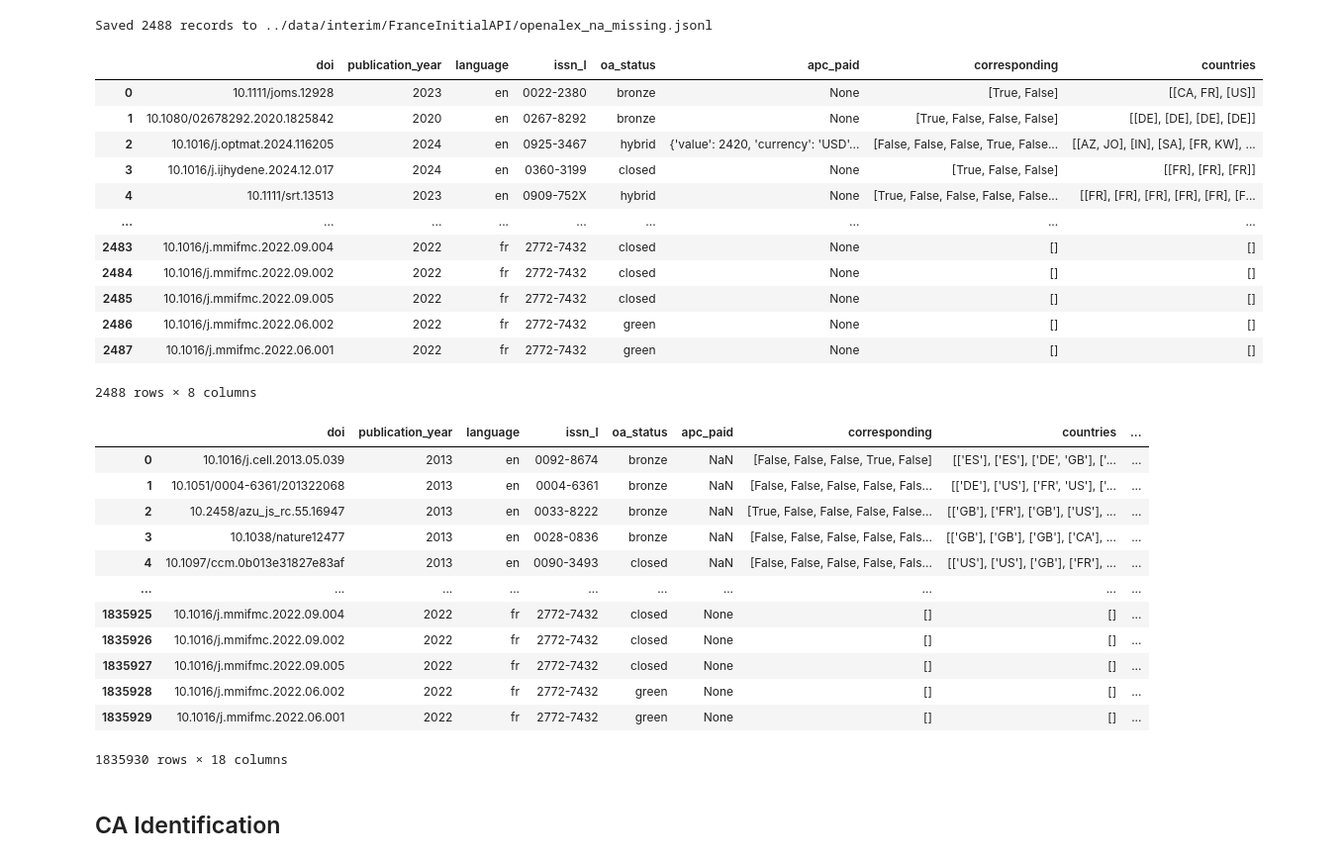
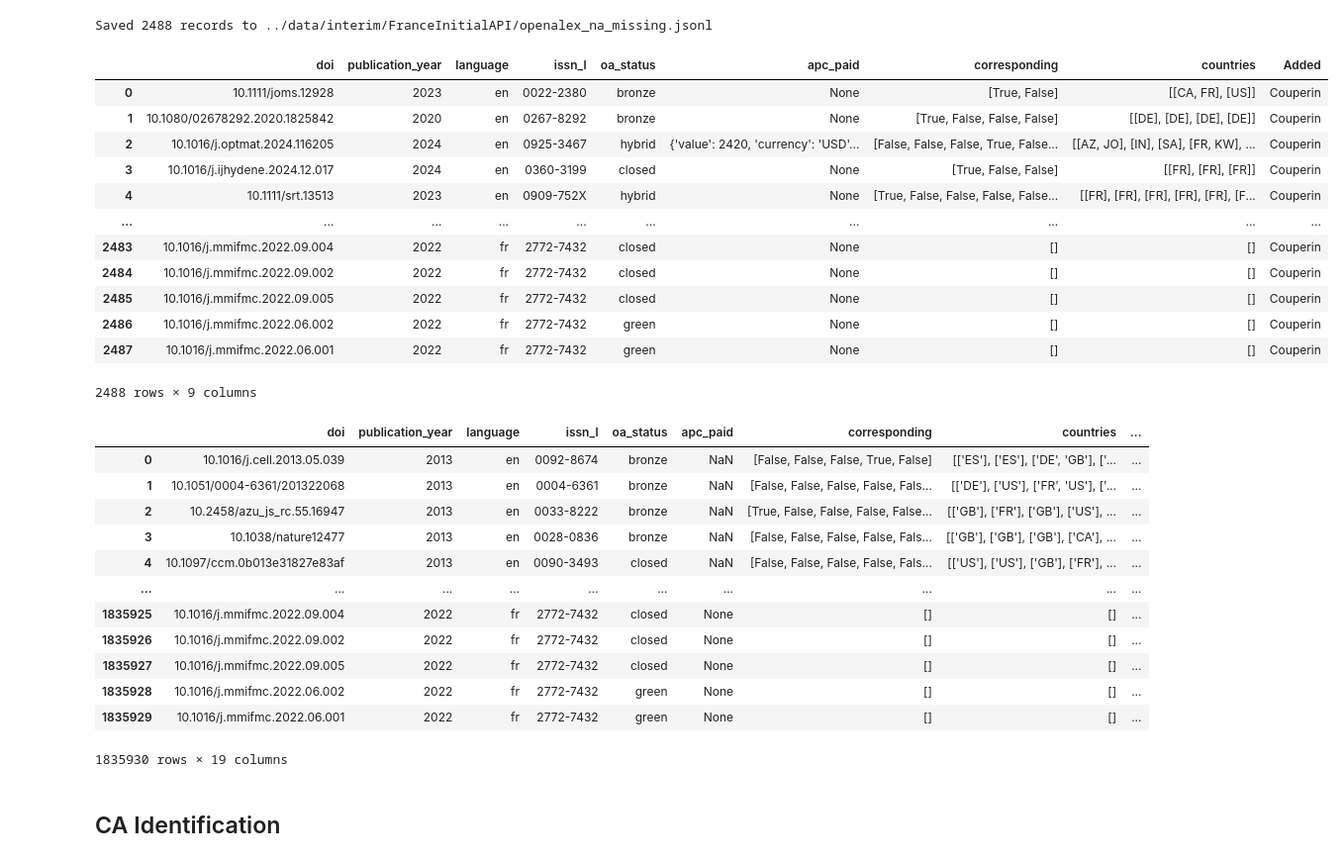
Before and after one commit to APVsiris/2025MESRE, a Jupyter notebook: notebooks/4.0-apv-final.ipynb, the cells around one changed output. Shown at 99% size. Drawn from its saved outputs; the diff is of its cells as text; code cells hidden in the pictures.

```diff
--- a/notebooks/4.0-apv-final.ipynb
+++ b/notebooks/4.0-apv-final.ipynb
@@ -154,21 +154,21 @@ df_oa
 
 To increment the perimeter
 # %%
-# interest = ['doi', 'bso_country_corrected', 'genre', 'openalex_id', 'has_fr_corresponding']
-# records = []
-# for year in tqdm(range(2013, 2025)):
-#     with open(f"../data/external/BSO/bso-publications-latest_split_{year}_enriched.jsonl", "rb") as f:
-#         for line in f:
-#             rec = orjson.loads(line)
-#             filtered = {k: rec.get(k) for k in interest} # Keep only the fields we care about
-#             if not filtered.get("doi"): # Skip records without DOI
-#                 continue
-#             if 'fr' not in (filtered.get('bso_country_corrected') if isinstance(filtered.get('bso_country_corrected'), list) else [filtered.get('bso_country_corrected')] if filtered.get('bso_country_corrected') else []):
-#                 continue
-#             if any(g in (filtered['genre'] if isinstance(filtered['genre'], list) else [filtered['genre']]) for g in ['journal-article', 'proceedings']):
-#                 records.append(filtered)
-#                 continue
+interest = ['doi', 'bso_country_corrected', 'genre', 'openalex_id', 'has_fr_corresponding']
+records = []
+for year in tqdm(range(2013, 2025)):
+    with open(f"../data/external/BSO/bso-publications-latest_split_{year}_enriched.jsonl", "rb") as f:
+        for line in f:
+            rec = orjson.loads(line)
+            filtered = {k: rec.get(k) for k in interest} # Keep only the fields we care about
+            if not filtered.get("doi"): # Skip records without DOI
+                continue
+            if 'fr' not in (filtered.get('bso_country_corrected') if isinstance(filtered.get('bso_country_corrected'), list) else [filtered.get('bso_country_corrected')] if filtered.get('bso_country_corrected') else []):
+                continue
+            if any(g in (filtered['genre'] if isinstance(filtered['genre'], list) else [filtered['genre']]) for g in ['journal-article', 'proceedings']):
+                records.append(filtered)
+                continue
 
-# df = pd.DataFrame(records)
-# df.to_csv('../data/interim/bso.csv', index = False)
-# df
+df = pd.DataFrame(records)
+df.to_csv('../data/interim/bso.csv', index = False)
+df
@@ -239,8 +241,9 @@ df_oa_missing['doi'] = df_oa_missing['doi'].apply(lambda x: x[16::].lower())
 df_oa_missing = df_oa_missing.merge(df[['doi', 'has_fr_corresponding']], on = 'doi', how = 'left')
 print(df_oa_missing.apply(lambda row: True if isinstance(row['countries'], list) and all(len(sub) == 0 for sub in row['countries']) and row['has_fr_corresponding'] == True else False, axis = 1).sum())
 df_oa_missing["countries"] = df_oa_missing.apply(lambda row: [['FR'] for _ in row['countries']] if isinstance(row['countries'], list) and all(len(sub) == 0 for sub in row['countries']) and row['has_fr_corresponding'] == True else row['countries'], axis = 1)
-# IN ORDER TO EFFECTIVELY INCORPORATE FROM BSO (I INVENT THAT EVERYTHING IS FRENCH) IF has_fr_corresponding == true
+# IN ORDER TO EFFECTIVELY INCORPORATE FROM BSO (I "INVENT" THAT EVERYTHING IS FRENCH) IF has_fr_corresponding == true
 df_oa_missing = df_oa_missing.drop(columns = 'has_fr_corresponding')
+df_oa_missing['Added'] = 'BSO'
 df_oa_missing
 # %% [output]
 2050
@@ -306,8 +309,9 @@ df_not_oa['doi'] = df_not_oa['doi'].apply(lambda x: x[16::].lower())
 df_not_oa = df_not_oa.merge(df[['doi', 'has_fr_corresponding']], on = 'doi', how = 'left')
 print(df_not_oa.apply(lambda row: True if isinstance(row['countries'], list) and all(len(sub) == 0 for sub in row['countries']) and row['has_fr_corresponding'] == True else False, axis = 1).sum())
 df_not_oa["countries"] = df_not_oa.apply(lambda row: [['FR'] for _ in row['countries']] if isinstance(row['countries'], list) and all(len(sub) == 0 for sub in row['countries']) and row['has_fr_corresponding'] == True else row['countries'], axis = 1)
-# IN ORDER TO EFFECTIVELY INCORPORATE FROM BSO (I INVENT THAT EVERYTHING IS FRENCH) IF has_fr_corresponding == true
+# IN ORDER TO EFFECTIVELY INCORPORATE FROM BSO (I "INVENT" THAT EVERYTHING IS FRENCH) IF has_fr_corresponding == true
 df_not_oa = df_not_oa.drop(columns = 'has_fr_corresponding')
+df_not_oa['Added'] = 'BSO'
 df_not_oa
 # %% [output]
 71678
@@ -345,9 +349,9 @@ df_final
 # %% [markdown]
 ## Integreta NA
 # %%
-interest = ['DOI', 'Has_Discount', 'USD_EUR_Yearly_Avg_Conv_Rate', 'Status_Source', 'Deal_Name', 'Deal_Type', 'Year_Publication', 'Eligible_Deal', 'APC_Accounting_Value'] ### PENDENT QUE DIGUIN QUINES
+interest = ['DOI', 'Has_Discount', 'USD_EUR_Yearly_Avg_Conv_Rate', 'Status_Source', 'Deal_Name', 'Deal_Type', 'Year_Publication', 'Eligible_Deal', 'APC_Accounting_Value']
 
-df_na = pd.read_csv('../data/external/all_couperin.csv', sep = ',', engine = 'python', on_bad_lines="skip")[interest]
+df_na = pd.read_csv('../data/processed/all_couperin.csv', sep = ',', engine = 'python', on_bad_lines="skip")[interest]
 print(len(df_na))
 df_na = df_na[(df_na.Year_Publication != 'TRUE') & (df_na.Year_Publication.notna())].reset_index(drop = True) # ERROR IN THÈODORE FILE
 print(len(df_na))
@@ -398,24 +402,25 @@ Saved 2488 records to ../data/interim/FranceInitialAPI/openalex_na_missing.jsonl
 # %%
 records_tmp = extract_dois_from_jsonl(f"../data/interim/FranceInitialAPI/openalex_na_missing.jsonl")
 df_na_not_oa = pd.DataFrame(records_tmp)
 df_na_not_oa = df_na_not_oa[(df_na_not_oa['publication_year'] >= 2013) & (df_na_not_oa['publication_year'] <= 2024)].reset_index(drop = True)
 df_na_not_oa["countries"] = df_na_not_oa["countries"].apply(lambda lst: [['FR'] for _ in lst] if isinstance(lst, list) and all(len(sub) == 0 for sub in lst) else lst) # IN ORDER TO EFFECTIVELY INCORPORATE FROM BSO (I INVENT THAT EVERYTHING IS FRENCH)
 df_na_not_oa['doi'] = df_na_not_oa['doi'].apply(lambda x: x[16::].lower())
+df_na_not_oa['Added'] = 'Couperin'
 df_na_not_oa
 # %% [output]
-|  | doi | publication_year | language | issn_l | oa_status | apc_paid | corresponding | countries |
-| 0 | 10.1111/joms.12928 | 2023 | en | 0022-2380 | bronze | None | [True, False] | [[CA, FR], [US]] |
-| 1 | 10.1080/02678292.2020.1825842 | 2020 | en | 0267-8292 | bronze | None | [True, False, False, False] | [[DE], [DE], [DE], [DE]] |
-| 2 | 10.1016/j.optmat.2024.116205 | 2024 | en | 0925-3467 | hybrid | {'value': 2420, 'currency': 'USD'... | [False, False, False, True, False... | [[AZ, JO], [IN], [SA], [FR, KW], ... |
-| 3 | 10.1016/j.ijhydene.2024.12.017 | 2024 | en | 0360-3199 | closed | None | [True, False, False] | [[FR], [FR], [FR]] |
-| 4 | 10.1111/srt.13513 | 2023 | en | 0909-752X | hybrid | None | [True, False, False, False, False... | [[FR], [FR], [FR], [FR], [FR], [F... |
-| ... | ... | ... | ... | ... | ... | ... | ... | ... |
-| 2483 | 10.1016/j.mmifmc.2022.09.004 | 2022 | fr | 2772-7432 | closed | None | [] | [] |
-| 2484 | 10.1016/j.mmifmc.2022.09.002 | 2022 | fr | 2772-7432 | closed | None | [] | [] |
-| 2485 | 10.1016/j.mmifmc.2022.09.005 | 2022 | fr | 2772-7432 | closed | None | [] | [] |
-| 2486 | 10.1016/j.mmifmc.2022.06.002 | 2022 | fr | 2772-7432 | green | None | [] | [] |
-| 2487 | 10.1016/j.mmifmc.2022.06.001 | 2022 | fr | 2772-7432 | green | None | [] | [] |
+|  | doi | publication_year | language | issn_l | oa_status | apc_paid | corresponding | countries | Added |
+| 0 | 10.1111/joms.12928 | 2023 | en | 0022-2380 | bronze | None | [True, False] | [[CA, FR], [US]] | Couperin |
+| 1 | 10.1080/02678292.2020.1825842 | 2020 | en | 0267-8292 | bronze | None | [True, False, False, False] | [[DE], [DE], [DE], [DE]] | Couperin |
+| 2 | 10.1016/j.optmat.2024.116205 | 2024 | en | 0925-3467 | hybrid | {'value': 2420, 'currency': 'USD'... | [False, False, False, True, False... | [[AZ, JO], [IN], [SA], [FR, KW], ... | Couperin |
+| 3 | 10.1016/j.ijhydene.2024.12.017 | 2024 | en | 0360-3199 | closed | None | [True, False, False] | [[FR], [FR], [FR]] | Couperin |
+| 4 | 10.1111/srt.13513 | 2023 | en | 0909-752X | hybrid | None | [True, False, False, False, False... | [[FR], [FR], [FR], [FR], [FR], [F... | Couperin |
+| ... | ... | ... | ... | ... | ... | ... | ... | ... | ... |
+| 2483 | 10.1016/j.mmifmc.2022.09.004 | 2022 | fr | 2772-7432 | closed | None | [] | [] | Couperin |
+| 2484 | 10.1016/j.mmifmc.2022.09.002 | 2022 | fr | 2772-7432 | closed | None | [] | [] | Couperin |
+| 2485 | 10.1016/j.mmifmc.2022.09.005 | 2022 | fr | 2772-7432 | closed | None | [] | [] | Couperin |
+| 2486 | 10.1016/j.mmifmc.2022.06.002 | 2022 | fr | 2772-7432 | green | None | [] | [] | Couperin |
+| 2487 | 10.1016/j.mmifmc.2022.06.001 | 2022 | fr | 2772-7432 | green | None | [] | [] | Couperin |
-2488 rows × 8 columns
+2488 rows × 9 columns
 # %%
 df_final = pd.concat((df_final, df_na_not_oa)).drop_duplicates('doi').reset_index(drop = True)
 
@@ -435,7 +440,7 @@ df_final
 | 1835927 | 10.1016/j.mmifmc.2022.09.005 | 2022 | fr | 2772-7432 | closed | None | [] | [] | ... |
 | 1835928 | 10.1016/j.mmifmc.2022.06.002 | 2022 | fr | 2772-7432 | green | None | [] | [] | ... |
 | 1835929 | 10.1016/j.mmifmc.2022.06.001 | 2022 | fr | 2772-7432 | green | None | [] | [] | ... |
-1835930 rows × 18 columns
+1835930 rows × 19 columns
 # %% [markdown]
 ## CA Identification
 # %% [markdown]
```
Also changed, not shown: parts of 20 cells of this notebook, 16 other files.
